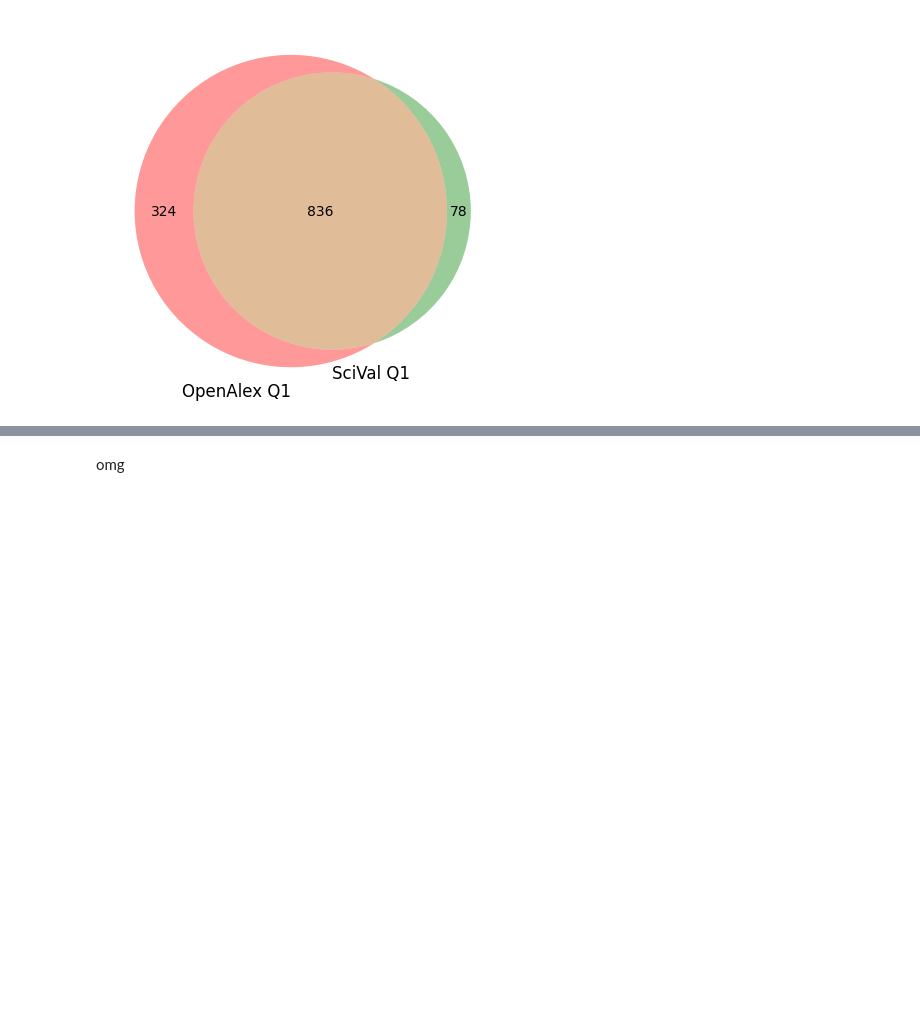
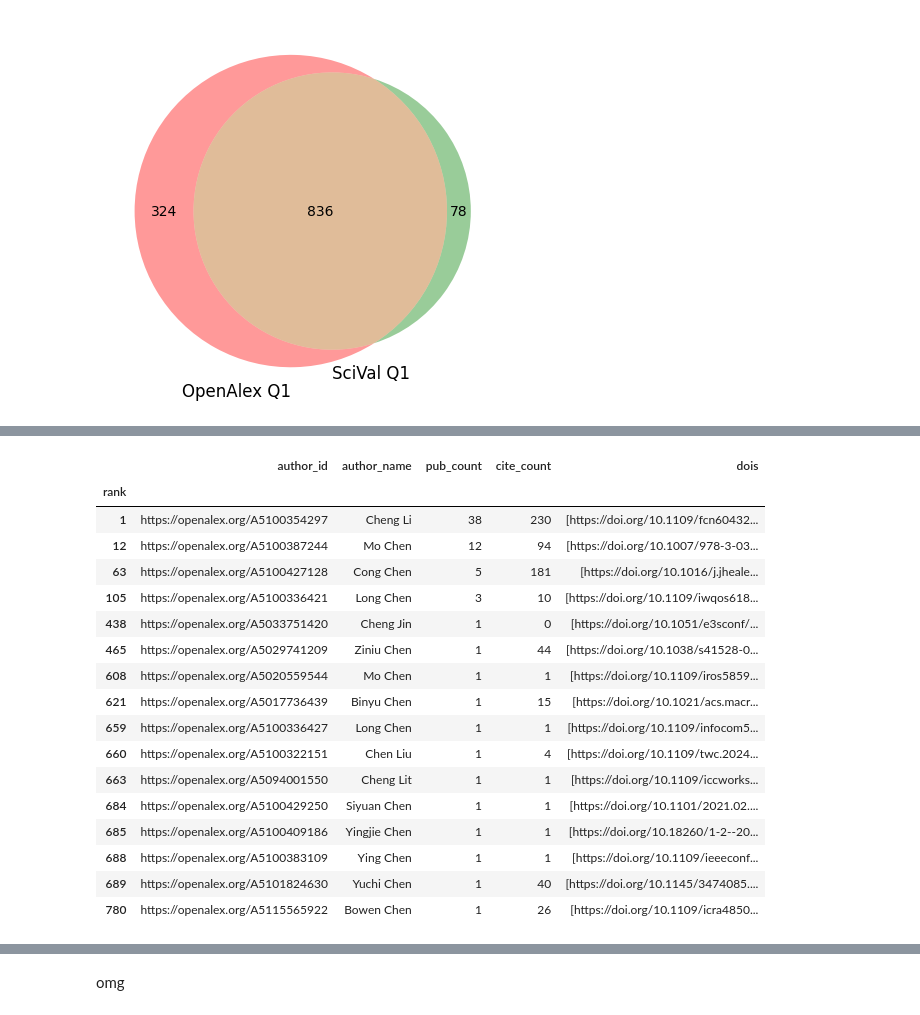
Before and after one commit to taniapoc/openalex-analysis, a Jupyter notebook: cerc_oa_works_vs_scival_query.ipynb, the cells around one changed output, grey strips where cells are left out. Saved outputs shown, nothing was run; the diff lists cells and outputs as text; code cells hidden in the pictures; blank space fills up the shorter version.

Commit message:
updated cerc and author analyses

```diff
--- a/cerc_oa_works_vs_scival_query.ipynb
+++ b/cerc_oa_works_vs_scival_query.ipynb
@@ -107,3 +335,6 @@ q1_comp = venn2(
 )
 # %% [output]
 [figure]
+# %%
+sfu_author_rankings_oa1 = get_sfu_author_rankings(q1_oa_raw)
+sfu_author_rankings_oa1.head(10)
@@ -109,0 +354,23 @@ q1_comp = venn2(
+# %%
+# douglas stead, mo chen
+
+sfu_author_rankings_oa1[sfu_author_rankings_oa1['author_name'].str.contains('Chen')]
+# %% [output]
+|  | author_id | author_name | pub_count | cite_count | dois |
+| rank |  |  |  |  |  |
+| 1 | https://openalex.org/A5100354297 | Cheng Li | 38 | 230 | [https://doi.org/10.1109/fcn60432... |
+| 12 | https://openalex.org/A5100387244 | Mo Chen | 12 | 94 | [https://doi.org/10.1007/978-3-03... |
+| 63 | https://openalex.org/A5100427128 | Cong Chen | 5 | 181 | [https://doi.org/10.1016/j.jheale... |
+| 105 | https://openalex.org/A5100336421 | Long Chen | 3 | 10 | [https://doi.org/10.1109/iwqos618... |
+| 438 | https://openalex.org/A5033751420 | Cheng Jin | 1 | 0 | [https://doi.org/10.1051/e3sconf/... |
+| 465 | https://openalex.org/A5029741209 | Ziniu Chen | 1 | 44 | [https://doi.org/10.1038/s41528-0... |
+| 608 | https://openalex.org/A5020559544 | Mo Chen | 1 | 1 | [https://doi.org/10.1109/iros5859... |
+| 621 | https://openalex.org/A5017736439 | Binyu Chen | 1 | 15 | [https://doi.org/10.1021/acs.macr... |
+| 659 | https://openalex.org/A5100336427 | Long Chen | 1 | 1 | [https://doi.org/10.1109/infocom5... |
+| 660 | https://openalex.org/A5100322151 | Chen Liu | 1 | 4 | [https://doi.org/10.1109/twc.2024... |
+| 663 | https://openalex.org/A5094001550 | Cheng Lit | 1 | 1 | [https://doi.org/10.1109/iccworks... |
+| 684 | https://openalex.org/A5100429250 | Siyuan Chen | 1 | 1 | [https://doi.org/10.1101/2021.02.... |
+| 685 | https://openalex.org/A5100409186 | Yingjie Chen | 1 | 1 | [https://doi.org/10.18260/1-2--20... |
+| 688 | https://openalex.org/A5100383109 | Ying Chen | 1 | 1 | [https://doi.org/10.1109/ieeeconf... |
+| 689 | https://openalex.org/A5101824630 | Yuchi Chen | 1 | 40 | [https://doi.org/10.1145/3474085.... |
+| 780 | https://openalex.org/A5115565922 | Bowen Chen | 1 | 26 | [https://doi.org/10.1109/icra4850... |
```
Also changed, not shown: parts of 15 cells of this notebook, 25 other files.
